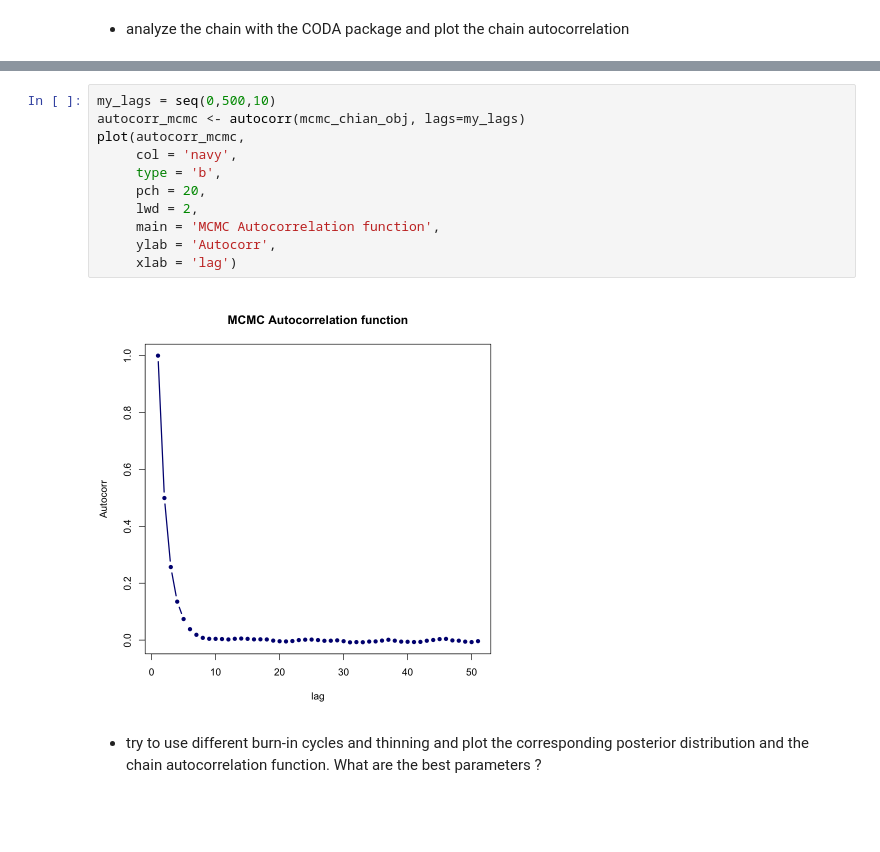
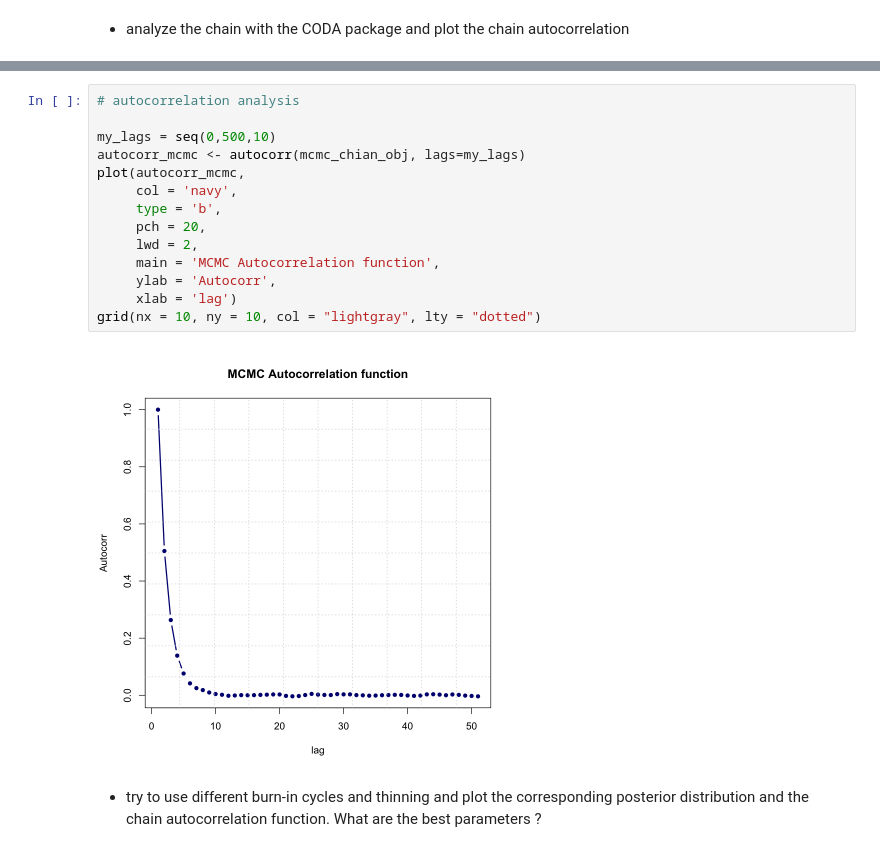
Before and after one commit to GiacomoLongaroni/Advanced_Statistics_For_Physics_Analysis_24, a Jupyter notebook: Rlab05/Giacomo_Longaroni_Rlab05.ipynb, the cells around one changed output, grey strips where cells are left out. Saved outputs shown, nothing was run; the diff lists cells and outputs as text; blank space fills up the shorter version.

```diff
--- a/Rlab05/Giacomo_Longaroni_Rlab05.ipynb
+++ b/Rlab05/Giacomo_Longaroni_Rlab05.ipynb
@@ -170,16 +200,19 @@ Sample size per chain = 1e+06
 # %%
+# autocorrelation analysis
+
 my_lags = seq(0,500,10)
 autocorr_mcmc <- autocorr(mcmc_chian_obj, lags=my_lags)
 plot(autocorr_mcmc,
      col = 'navy',
      type = 'b',
      pch = 20,
      lwd = 2,
      main = 'MCMC Autocorrelation function',
      ylab = 'Autocorr',
      xlab = 'lag')
+grid(nx = 10, ny = 10, col = "lightgray", lty = "dotted")
 # %% [output]
-[figure, old version]
+[figure, new version]
 # %% [markdown]
 - try to use different burn-in cycles and thinning and plot the corresponding posterior distribution and the chain autocorrelation function. What are the best parameters ?
 # %%
```
Also changed, not shown: parts of 19 cells of this notebook.
